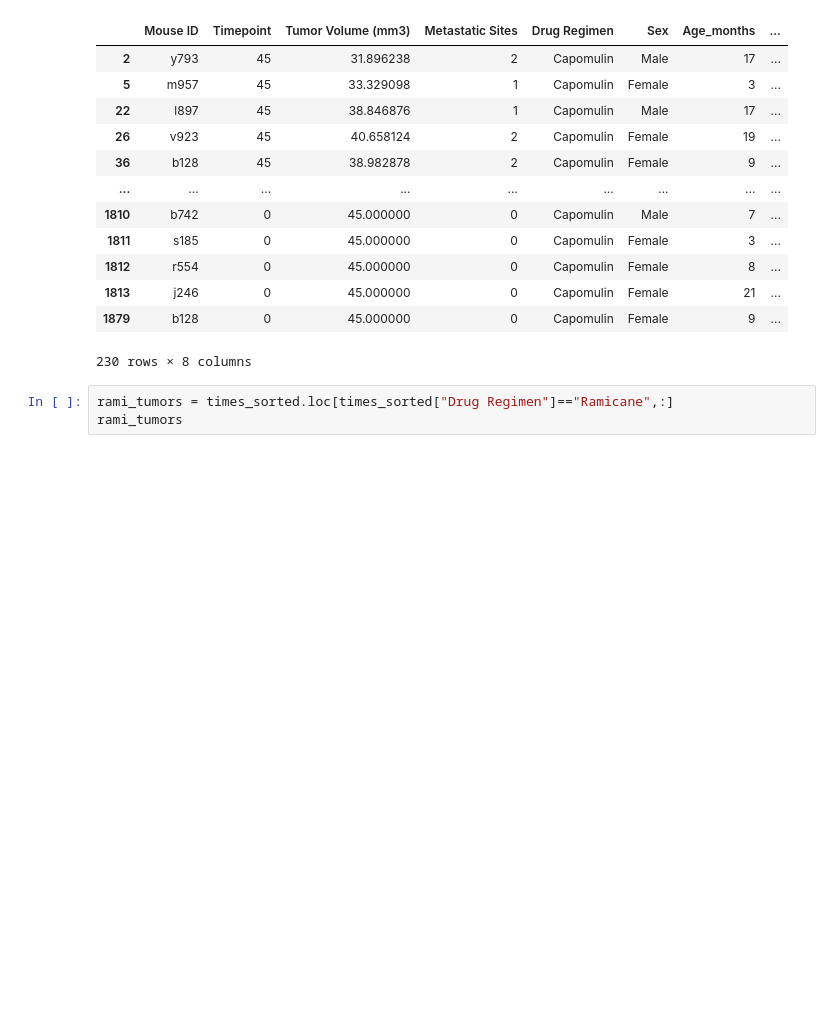
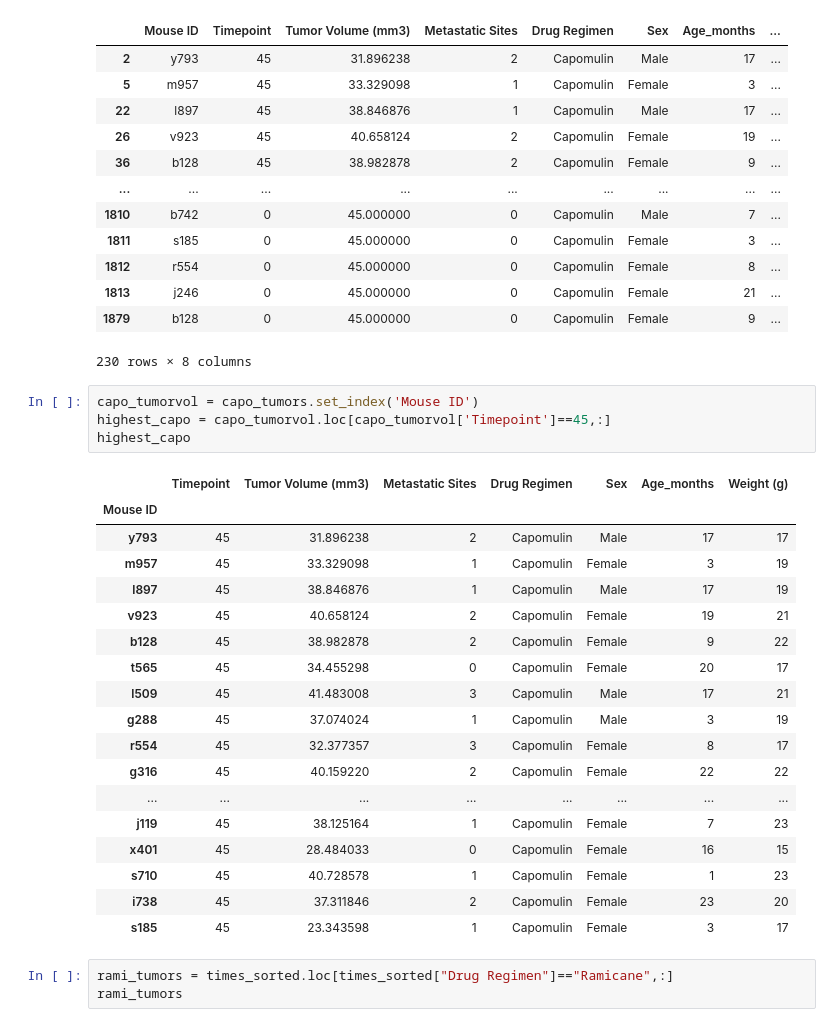
Before and after one commit to Cookees81/pymaceuticals-challenge, a Jupyter notebook: my_pymaceuticals.ipynb, the cells around one changed output. Cells and saved outputs as stored; diff of their text form; blank space fills up the shorter version.

Commit message:
four regimens

```diff
--- a/my_pymaceuticals.ipynb
+++ b/my_pymaceuticals.ipynb
@@ -377,6 +373,29 @@ capo_tumors
 | 1813 | j246 | 0 | 45.000000 | 0 | Capomulin | Female | 21 | ... |
 | 1879 | b128 | 0 | 45.000000 | 0 | Capomulin | Female | 9 | ... |
 230 rows × 8 columns
+# %%
+capo_tumorvol = capo_tumors.set_index('Mouse ID')
+highest_capo = capo_tumorvol.loc[capo_tumorvol['Timepoint']==45,:]
+highest_capo
+# %% [output]
+|  | Timepoint | Tumor Volume (mm3) | Metastatic Sites | Drug Regimen | Sex | Age_months | Weight (g) |
+| Mouse ID |  |  |  |  |  |  |  |
+| y793 | 45 | 31.896238 | 2 | Capomulin | Male | 17 | 17 |
+| m957 | 45 | 33.329098 | 1 | Capomulin | Female | 3 | 19 |
+| l897 | 45 | 38.846876 | 1 | Capomulin | Male | 17 | 19 |
+| v923 | 45 | 40.658124 | 2 | Capomulin | Female | 19 | 21 |
+| b128 | 45 | 38.982878 | 2 | Capomulin | Female | 9 | 22 |
+| t565 | 45 | 34.455298 | 0 | Capomulin | Female | 20 | 17 |
+| l509 | 45 | 41.483008 | 3 | Capomulin | Male | 17 | 21 |
+| g288 | 45 | 37.074024 | 1 | Capomulin | Male | 3 | 19 |
+| r554 | 45 | 32.377357 | 3 | Capomulin | Female | 8 | 17 |
+| g316 | 45 | 40.159220 | 2 | Capomulin | Female | 22 | 22 |
+| ... | ... | ... | ... | ... | ... | ... | ... |
+| j119 | 45 | 38.125164 | 1 | Capomulin | Female | 7 | 23 |
+| x401 | 45 | 28.484033 | 0 | Capomulin | Female | 16 | 15 |
+| s710 | 45 | 40.728578 | 1 | Capomulin | Female | 1 | 23 |
+| i738 | 45 | 37.311846 | 2 | Capomulin | Female | 23 | 20 |
+| s185 | 45 | 23.343598 | 1 | Capomulin | Female | 3 | 17 |
 # %%
 rami_tumors = times_sorted.loc[times_sorted["Drug Regimen"]=="Ramicane",:]
 rami_tumors
```
Also changed, not shown: parts of 6 cells of this notebook.
